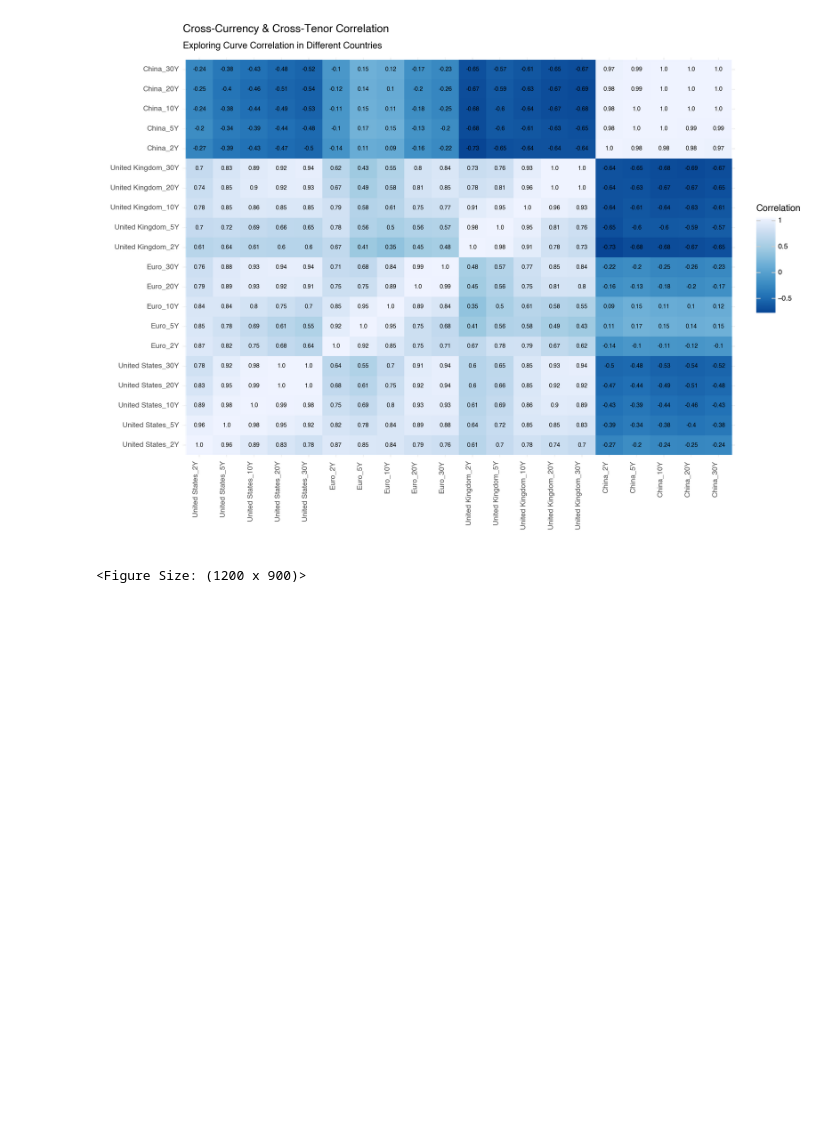
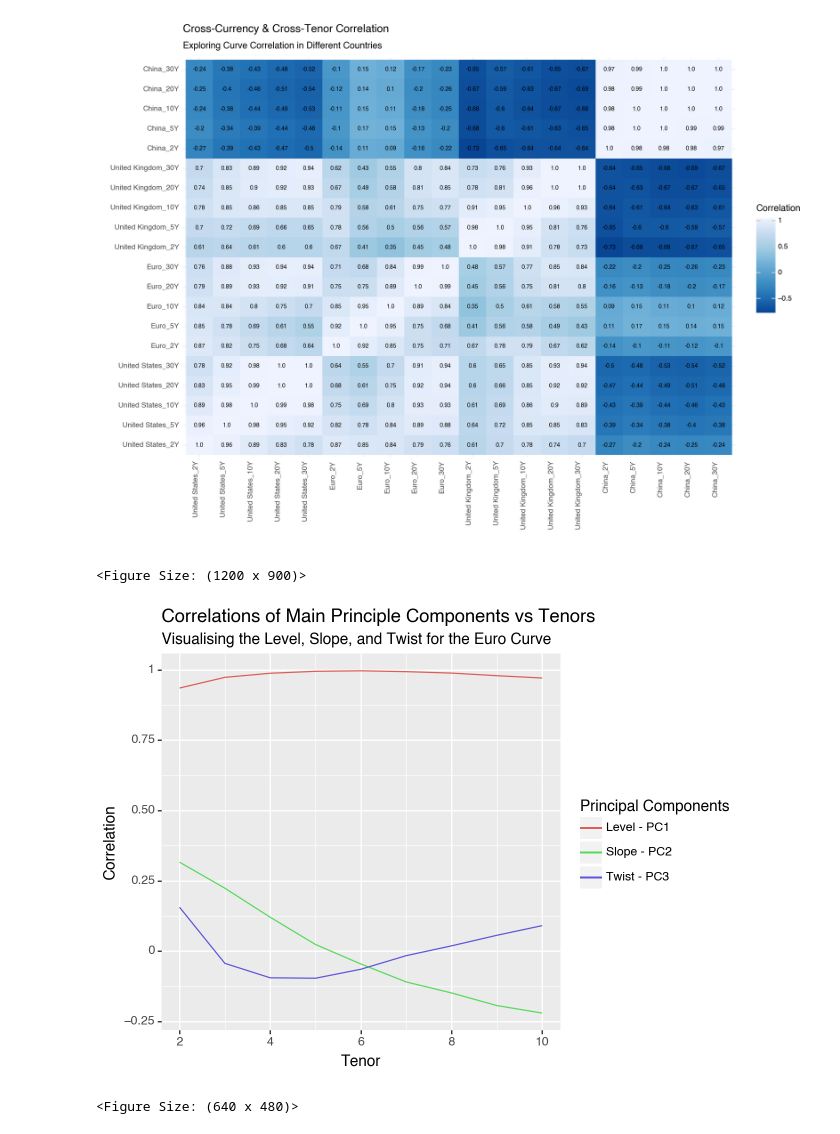
Before and after one commit to tomiadewusi/Case-Study, a Jupyter notebook: caseStudy1.ipynb, the cells around one changed output. Drawn from its saved outputs; the diff is of its cells as text; code cells hidden in the pictures; blank space fills up the shorter version.

Commit message:
PCA function plus plot with known error

```diff
--- a/caseStudy1.ipynb
+++ b/caseStudy1.ipynb
@@ -182,6 +182,21 @@ def pcaTenorCorrelation(startTenor,endTenor,country,countriesDict):
     df2 = pd.DataFrame(principalComponents[:,:3],columns=['Level - PC1','Slope - PC2','Twist - PC3'])
     df3 = np.round(pd.concat([df1,df2], axis= 1).corr(),4).iloc[:numOfTenors, -3:]
     return df3.rename_axis('Tenor').reset_index().melt(id_vars = "Tenor").copy()
+
+def plotPcaTenorCorrelation(startTenor,endTenor,country,countriesDict):
+    pcaDf = pcaTenorCorrelation(startTenor,endTenor,country,countriesDict)
+    return (
+        ggplot(pcaDf)  # What data to use
+        + aes(x="Tenor", y="value",color = "variable")  # What variable to use
+        + geom_line()  # Geometric object to use for drawing
+        + labs(
+            x = 'Tenor',
+            y = 'Correlation',
+            color = 'Principal Components',
+            title = 'Correlations of Main Principle Components vs Tenors',
+            subtitle = f'Visualising the Level, Slope, and Twist for the {country} Curve'
+        )
+    )
 # %%
 inputFilesDir = "inputData/"
 unzippedFilesDir = "unzippedFiles/"
@@ -211,6 +226,11 @@ ggplot2CorrelationMatrix(tidyCorr)
 plotCurvesOverTime(countriesDict,"China", "Greens")
 # %%
 # Compute Slope
-start = 2
-end   = 10
+startTenor = 2
+endTenor   = 10
 country = "Euro"
+
+plotPcaTenorCorrelation(startTenor,endTenor,country,countriesDict)
+# %% [output]
+[figure, added]
+<Figure Size: (640 x 480)>
```
Also changed, not shown: parts of 1 cell of this notebook.
